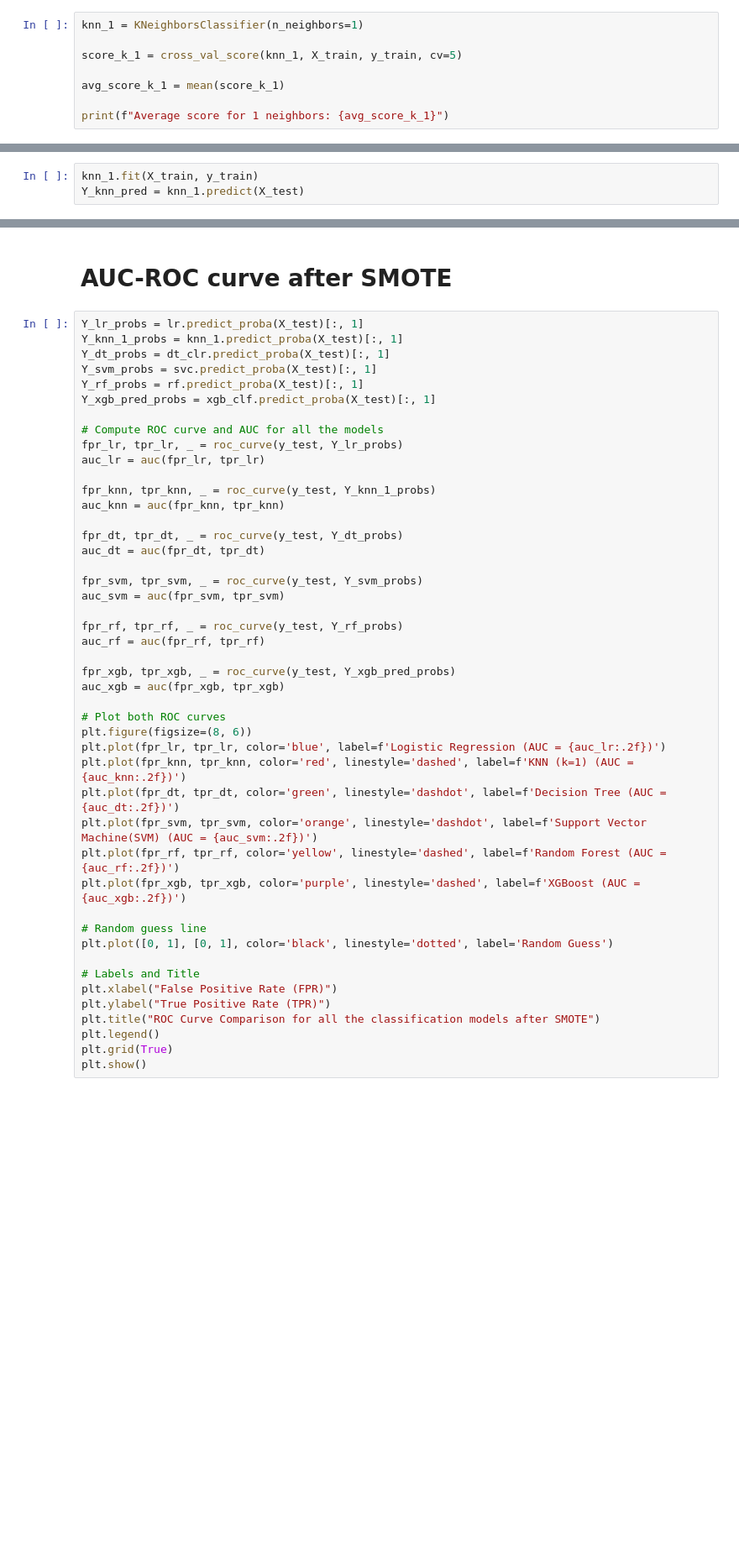
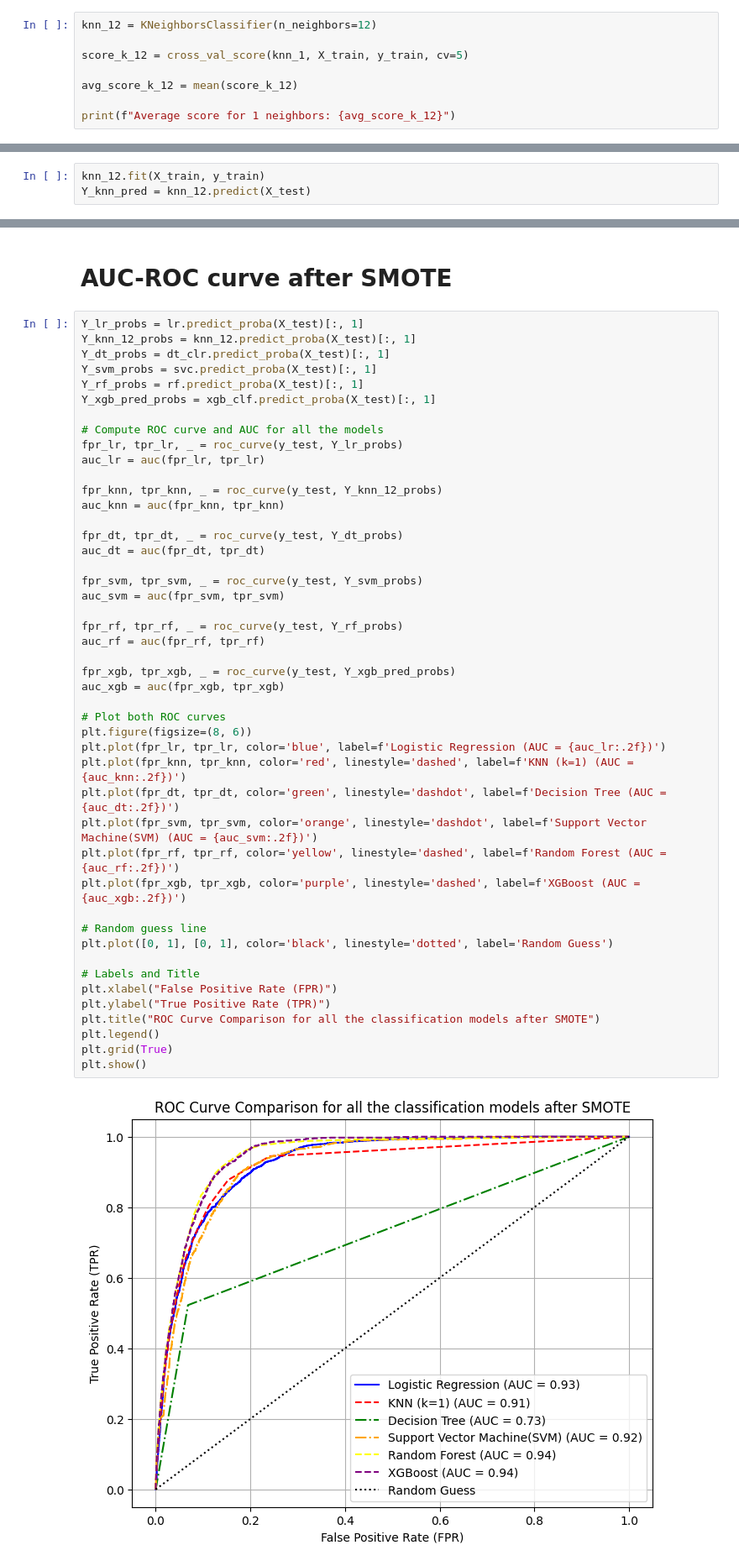
Before and after one commit to Elvis-Jekir/bank_marketing, a Jupyter notebook: bank_marketing.ipynb, the cells around one changed output, grey strips where cells are left out. Shown at 84% size. Cells and saved outputs as stored; diff of their text form; blank space fills up the shorter version.

```diff
--- a/bank_marketing.ipynb
+++ b/bank_marketing.ipynb
@@ -510,8 +746,8 @@ plt.show()
 # %%
-knn_1 = KNeighborsClassifier(n_neighbors=1)
+knn_12 = KNeighborsClassifier(n_neighbors=12)
 
-score_k_1 = cross_val_score(knn_1, X_train, y_train, cv=5)
+score_k_12 = cross_val_score(knn_1, X_train, y_train, cv=5)
 
-avg_score_k_1 = mean(score_k_1)
+avg_score_k_12 = mean(score_k_12)
 
-print(f"Average score for 1 neighbors: {avg_score_k_1}")
+print(f"Average score for 1 neighbors: {avg_score_k_12}")
@@ -518,4 +756,4 @@ print(f"Average score for 1 neighbors: {avg_score_k_1}")
 # %%
-knn_1.fit(X_train, y_train)
-Y_knn_pred = knn_1.predict(X_test)
+knn_12.fit(X_train, y_train)
+Y_knn_pred = knn_12.predict(X_test)
 # %%
@@ -559,7 +853,7 @@ print(confusion_matrix(y_test, Y_xgb_pred))
 # AUC-ROC curve after SMOTE
 # %%
 Y_lr_probs = lr.predict_proba(X_test)[:, 1]
-Y_knn_1_probs = knn_1.predict_proba(X_test)[:, 1]
+Y_knn_12_probs = knn_12.predict_proba(X_test)[:, 1]
 Y_dt_probs = dt_clr.predict_proba(X_test)[:, 1]
 Y_svm_probs = svc.predict_proba(X_test)[:, 1]
 Y_rf_probs = rf.predict_proba(X_test)[:, 1]
@@ -569,37 +863,39 @@ Y_xgb_pred_probs = xgb_clf.predict_proba(X_test)[:, 1]
 fpr_lr, tpr_lr, _ = roc_curve(y_test, Y_lr_probs)
 auc_lr = auc(fpr_lr, tpr_lr)
 
-fpr_knn, tpr_knn, _ = roc_curve(y_test, Y_knn_1_probs)
+fpr_knn, tpr_knn, _ = roc_curve(y_test, Y_knn_12_probs)
 auc_knn = auc(fpr_knn, tpr_knn)
 
 fpr_dt, tpr_dt, _ = roc_curve(y_test, Y_dt_probs)
 auc_dt = auc(fpr_dt, tpr_dt)
 
 fpr_svm, tpr_svm, _ = roc_curve(y_test, Y_svm_probs)
 auc_svm = auc(fpr_svm, tpr_svm)
 
 fpr_rf, tpr_rf, _ = roc_curve(y_test, Y_rf_probs)
 auc_rf = auc(fpr_rf, tpr_rf)
 
 fpr_xgb, tpr_xgb, _ = roc_curve(y_test, Y_xgb_pred_probs)
 auc_xgb = auc(fpr_xgb, tpr_xgb)
 
 # Plot both ROC curves
 plt.figure(figsize=(8, 6))
 plt.plot(fpr_lr, tpr_lr, color='blue', label=f'Logistic Regression (AUC = {auc_lr:.2f})')
 plt.plot(fpr_knn, tpr_knn, color='red', linestyle='dashed', label=f'KNN (k=1) (AUC = {auc_knn:.2f})')
 plt.plot(fpr_dt, tpr_dt, color='green', linestyle='dashdot', label=f'Decision Tree (AUC = {auc_dt:.2f})')
 plt.plot(fpr_svm, tpr_svm, color='orange', linestyle='dashdot', label=f'Support Vector Machine(SVM) (AUC = {auc_svm:.2f})')
 plt.plot(fpr_rf, tpr_rf, color='yellow', linestyle='dashed', label=f'Random Forest (AUC = {auc_rf:.2f})')
 plt.plot(fpr_xgb, tpr_xgb, color='purple', linestyle='dashed', label=f'XGBoost (AUC = {auc_xgb:.2f})')
 
 # Random guess line
 plt.plot([0, 1], [0, 1], color='black', linestyle='dotted', label='Random Guess')
 
 # Labels and Title
 plt.xlabel("False Positive Rate (FPR)")
 plt.ylabel("True Positive Rate (TPR)")
 plt.title("ROC Curve Comparison for all the classification models after SMOTE")
 plt.legend()
 plt.grid(True)
 plt.show()
+# %% [output]
+[figure, added]
```
Also changed, not shown: parts of 80 cells of this notebook, 2 other files.
